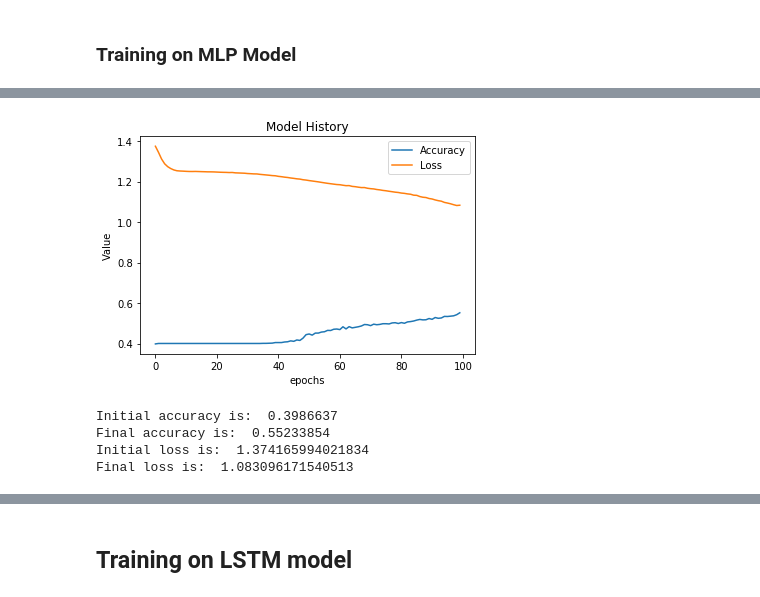
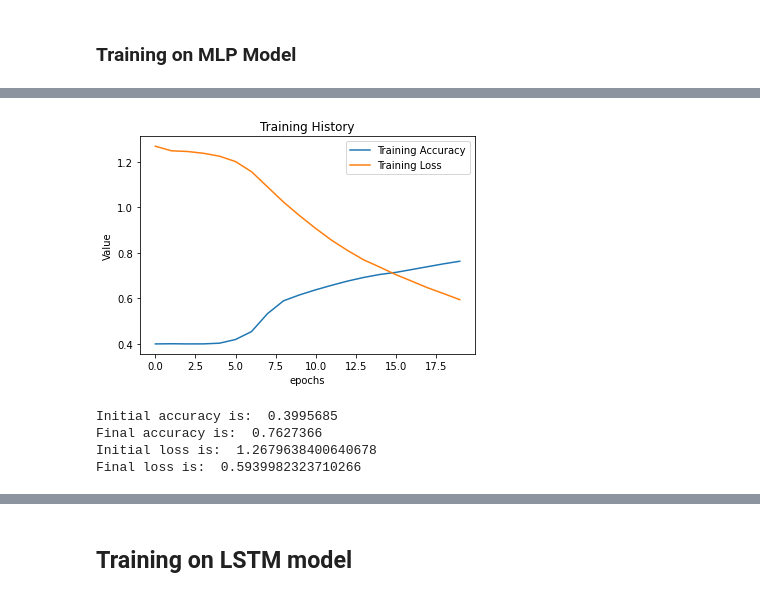
Before and after one commit to Arush0113/EEG_Pipeline, a Jupyter notebook: team02/main_raw_code_1.ipynb, the cells around one changed output, grey strips where cells are left out. Drawn from its saved outputs; the diff is of its cells as text; code cells hidden in the pictures.

```diff
--- a/team02/main_raw_code_1.ipynb
+++ b/team02/main_raw_code_1.ipynb
@@ -742,3 +755,15 @@ print(y[:5])
+# %%
+def get_cyclic_generator(features, labels, batch_size = 1):
+  while True:
+    for n in range(features.shape[0]//batch_size):
+      yield (features[n*batch_size: (n+1)*batch_size], labels[n*batch_size: (n+1)*batch_size])
+    permuted = np.random.permutation(len(features))
+    features = features[permuted]
+    labels = labels[permuted]
+# %%
+train_batch_size = 32
+train_cyclic_generator_mlp = get_cyclic_generator(x_train_mlp, y_train_mlp, batch_size = train_batch_size)
+# test_cyclic_generator_mlp = get_cyclic_generator(x_test_mlp, y_test_mlp, batch_size = train_batch_size)
 # %% [markdown]
 ### Training on MLP Model
 # %%
@@ -777,7 +802,7 @@ Non-trainable params: 0
 _________________________________________________________________
 # %%
 # Compiling the model
-mlp_earlystop = EarlyStopping(patience = 50, min_delta = 0.0001, monitor = 'acc')
+mlp_earlystop = EarlyStopping(patience = 5, min_delta = 0.0001, monitor = 'acc')
 
 path = 'mlp_checkpoint/checkpoint_{epoch:02d}';
 mlp_checkpoint = ModelCheckpoint(filepath = path,
@@ -789,5 +814,10 @@ mlp_checkpoint = ModelCheckpoint(filepath = path,
 
 mlp.compile(loss = 'categorical_crossentropy', metrics = ['acc'], optimizer = 'adam')
 # %%
-mlp_history = mlp.fit(xmlp, ymlp, epochs=100, batch_size = 64, callbacks = [mlp_earlystop, mlp_checkpoint]) #Fitting the model
+mlp_history = mlp.fit(train_cyclic_generator_mlp,
+#                         validation_data = test_cyclic_generator_mlp,
+                      validation_data = (x_test_mlp, y_test_mlp),
+                      steps_per_epoch= 449,
+                      epochs = 20,
+                      callbacks = [mlp_earlystop, mlp_checkpoint]) #Fitting the model
 # %% [output]
@@ -811,20 +841,20 @@ Epoch 00052: acc did not improve from 0.40089
 # %%
 #Plotting model history
 plt.plot(mlp_history.history['acc'])
 plt.plot(mlp_history.history['loss'])
-plt.legend(['Accuracy', 'Loss'])
-plt.title('Model History')
+plt.legend(['Training Accuracy', 'Training Loss'])
+plt.title('Training History')
 plt.ylabel('Value')
 plt.xlabel('epochs')
 plt.show()
 print("Initial accuracy is: ", mlp_history.history['acc'][0])
 print("Final accuracy is: ", mlp_history.history['acc'][-1])
 
 print("Initial loss is: ", mlp_history.history['loss'][0])
 print("Final loss is: ", mlp_history.history['loss'][-1])
 # %% [output]
-[figure, old version]
+[figure, new version]
-Initial accuracy is:  0.3986637
-Final accuracy is:  0.55233854
-Initial loss is:  1.374165994021834
-Final loss is:  1.083096171540513
+Initial accuracy is:  0.3995685
+Final accuracy is:  0.7627366
+Initial loss is:  1.2679638400640678
+Final loss is:  0.5939982323710266
```
Also changed, not shown: parts of 4 cells of this notebook.
